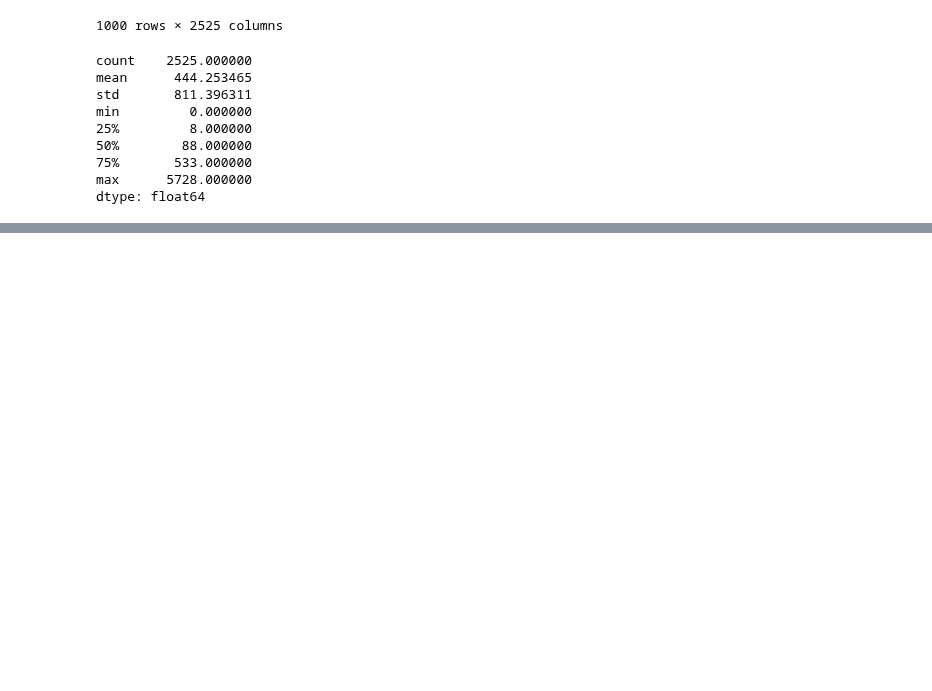
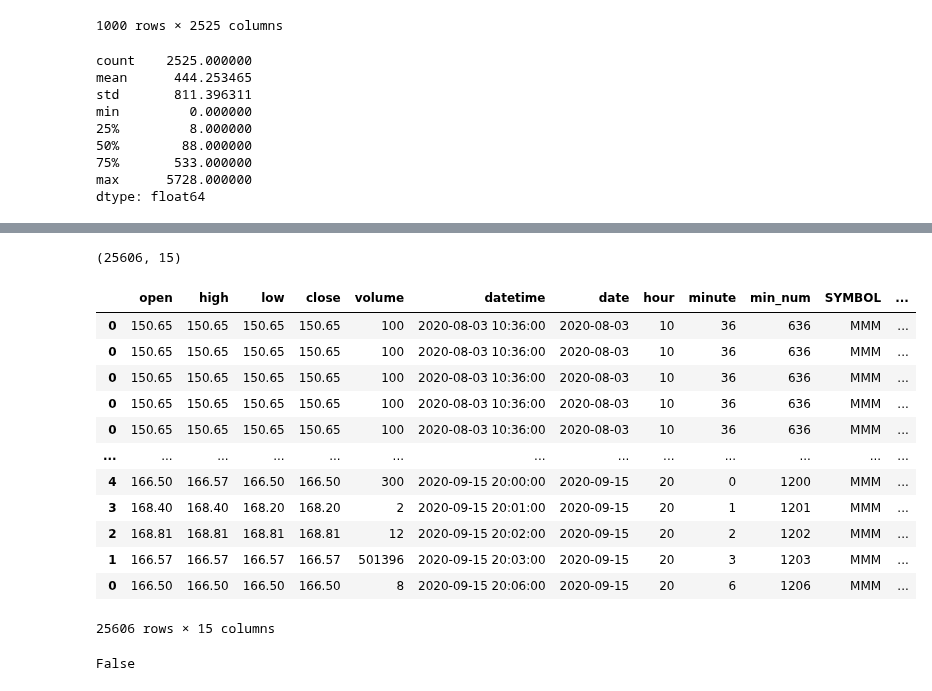
Before and after one commit to MarkPopovich/financial-ml, a Jupyter notebook: 1-ETL/1.4 Download SP500 Minute Data.ipynb, the cells around one changed output, grey strips where cells are left out. Cells and saved outputs as stored; diff of their text form; code cells hidden in the pictures; blank space fills up the shorter version.

```diff
--- a/1-ETL/1.4 Download SP500 Minute Data.ipynb
+++ b/1-ETL/1.4 Download SP500 Minute Data.ipynb
@@ -53,7 +53,9 @@ suffix = ''
 # %%
 table=pd.read_html('https://en.wikipedia.org/wiki/List_of_S%26P_500_companies')
 df = table[0]
-df.to_csv('S&P500-Info.csv')
-df.to_csv("S&P500-Symbols.csv", columns=['Symbol'])
+df['Symbol'] = df['Symbol'].str.replace('.','')
+df.to_csv('../data/sp500/S&P500-Info.csv')
+df.to_csv('../data/sp500/S&P500-Symbols.csv', columns=['Symbol'])
+print(df.shape)
 df.head()
 # %% [output]
@@ -245,0 +327,33 @@ X
+# %%
+periods = 10 # the maximum period for the minute/day history API
+stock_files = ['MMM']
+
+for stock in stock_files:
+    stock_df = pd.read_pickle(f'{data_dir}{stock}.pickle')
+
+    end_stamp = stock_df['datetime'].min()
+    start_stamp = stock_df['datetime'].max()
+
+    while end_stamp > (start_stamp - pd.Timedelta('60 days')):
+        endDate = end_stamp - pd.Timedelta(days=periods)
+        print(end_stamp, endDate)
+        endDate = unix_time_millis(endDate)
+        startDate = unix_time_millis(end_stamp)
+        stock_df = pd.concat([stock_df, extract_stock(stock,
+                                                      return_df=True,
+                                                      periodType='day',
+                                                      frequencyType='minute',
+                                                      frequency='1',
+                                                      periods=periods,
+                                                      endDate=startDate,
+                                                      startDate=endDate)])
+
+        stock_df = stock_df.sort_values(by='datetime')
+        stock_df.drop_duplicates(subset='datetime')
+
+        end_stamp = stock_df['datetime'].min()
+        start_stamp = stock_df['datetime'].max()
+
+        time.sleep(.5)
+
+df
@@ -245,0 +368,24 @@ X
+# %%
+stock_df.shape
+# %% [output]
+(25606, 15)
+# %%
+stock_df.sort_values(by='datetime')
+# %% [output]
+|  | open | high | low | close | volume | datetime | date | hour | minute | min_num | SYMBOL | ... |
+| 0 | 150.65 | 150.65 | 150.65 | 150.65 | 100 | 2020-08-03 10:36:00 | 2020-08-03 | 10 | 36 | 636 | MMM | ... |
+| 0 | 150.65 | 150.65 | 150.65 | 150.65 | 100 | 2020-08-03 10:36:00 | 2020-08-03 | 10 | 36 | 636 | MMM | ... |
+| 0 | 150.65 | 150.65 | 150.65 | 150.65 | 100 | 2020-08-03 10:36:00 | 2020-08-03 | 10 | 36 | 636 | MMM | ... |
+| 0 | 150.65 | 150.65 | 150.65 | 150.65 | 100 | 2020-08-03 10:36:00 | 2020-08-03 | 10 | 36 | 636 | MMM | ... |
+| 0 | 150.65 | 150.65 | 150.65 | 150.65 | 100 | 2020-08-03 10:36:00 | 2020-08-03 | 10 | 36 | 636 | MMM | ... |
+| ... | ... | ... | ... | ... | ... | ... | ... | ... | ... | ... | ... | ... |
+| 4 | 166.50 | 166.57 | 166.50 | 166.50 | 300 | 2020-09-15 20:00:00 | 2020-09-15 | 20 | 0 | 1200 | MMM | ... |
+| 3 | 168.40 | 168.40 | 168.20 | 168.20 | 2 | 2020-09-15 20:01:00 | 2020-09-15 | 20 | 1 | 1201 | MMM | ... |
+| 2 | 168.81 | 168.81 | 168.81 | 168.81 | 12 | 2020-09-15 20:02:00 | 2020-09-15 | 20 | 2 | 1202 | MMM | ... |
+| 1 | 166.57 | 166.57 | 166.57 | 166.57 | 501396 | 2020-09-15 20:03:00 | 2020-09-15 | 20 | 3 | 1203 | MMM | ... |
+| 0 | 166.50 | 166.50 | 166.50 | 166.50 | 8 | 2020-09-15 20:06:00 | 2020-09-15 | 20 | 6 | 1206 | MMM | ... |
+25606 rows × 15 columns
+# %%
+end_stamp > (start_stamp - pd.Timedelta('60 days'))
+# %% [output]
+False
```
Also changed, not shown: parts of 25 cells of this notebook, 34 other files.
